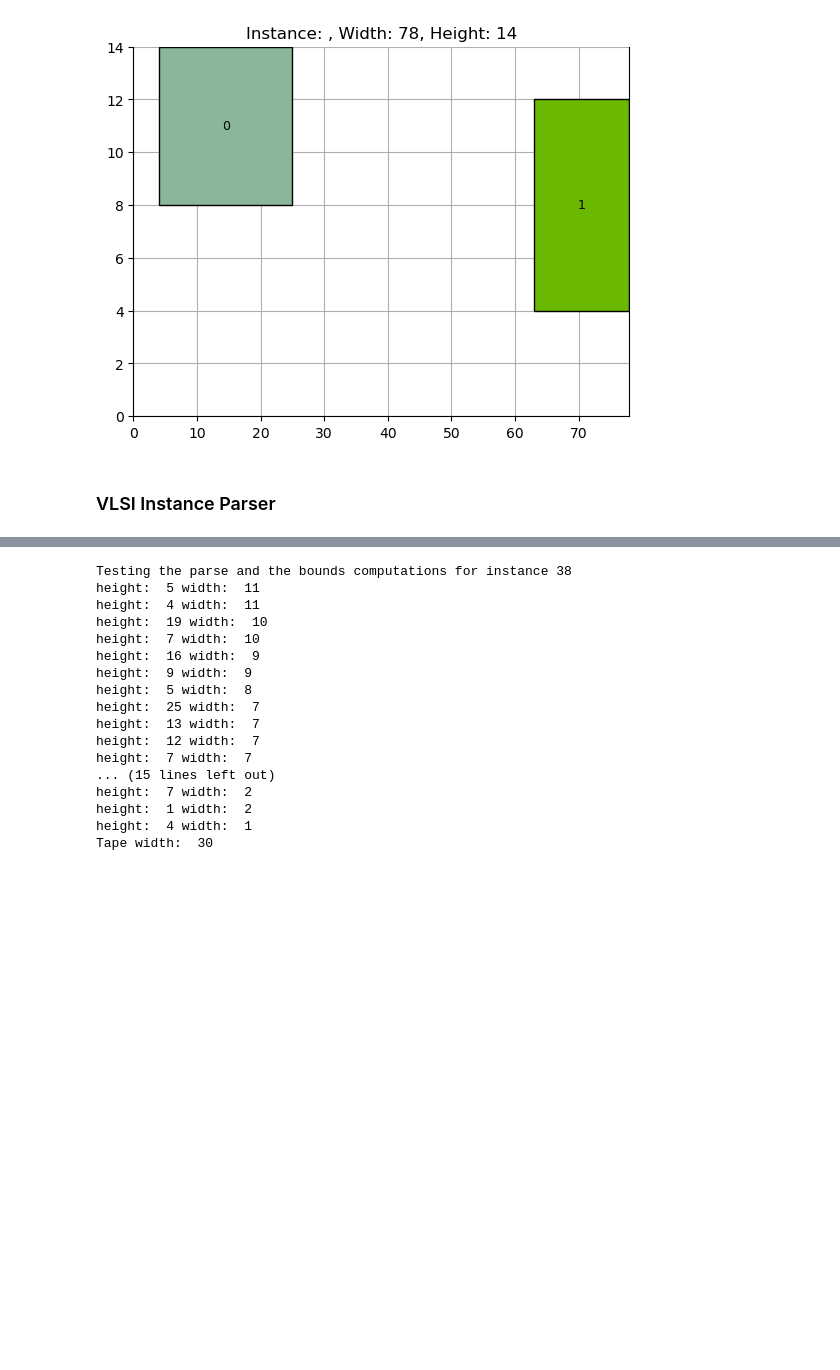
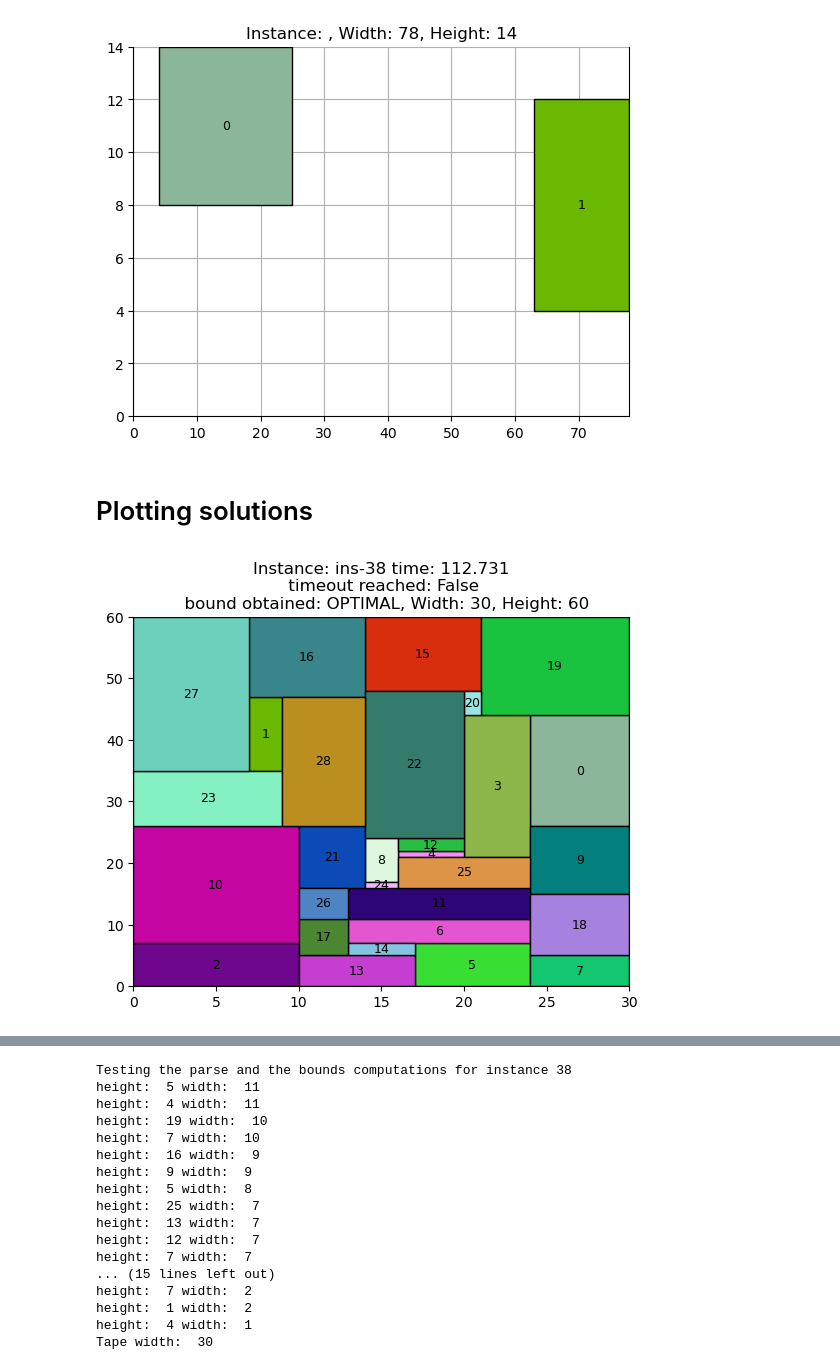
Before and after one commit to eskinderit/2D-Strip-Packing-Problem, a Jupyter notebook: visualize_solutions.ipynb, the cells around one changed output, grey strips where cells are left out. Drawn from its saved outputs; the diff is of its cells as text; code cells hidden in the pictures; blank space fills up the shorter version.

```diff
--- a/visualize_solutions.ipynb
+++ b/visualize_solutions.ipynb
@@ -10,5 +10,9 @@ from utils.utils import *
 plot_rectangles([Rectangle(21,6,4,8), Rectangle(15,8,63,4)])
 # %% [output]
 [figure]
-# %% [markdown]
-### VLSI Instance Parser
+# %% [markdown]
+# Plotting solutions
+# %%
+plot_result("./out/cp/base/chuffed/ins-38.txt")
+# %% [output]
+[figure, added]
```
Also changed, not shown: parts of 10 cells of this notebook, 46 other files.
